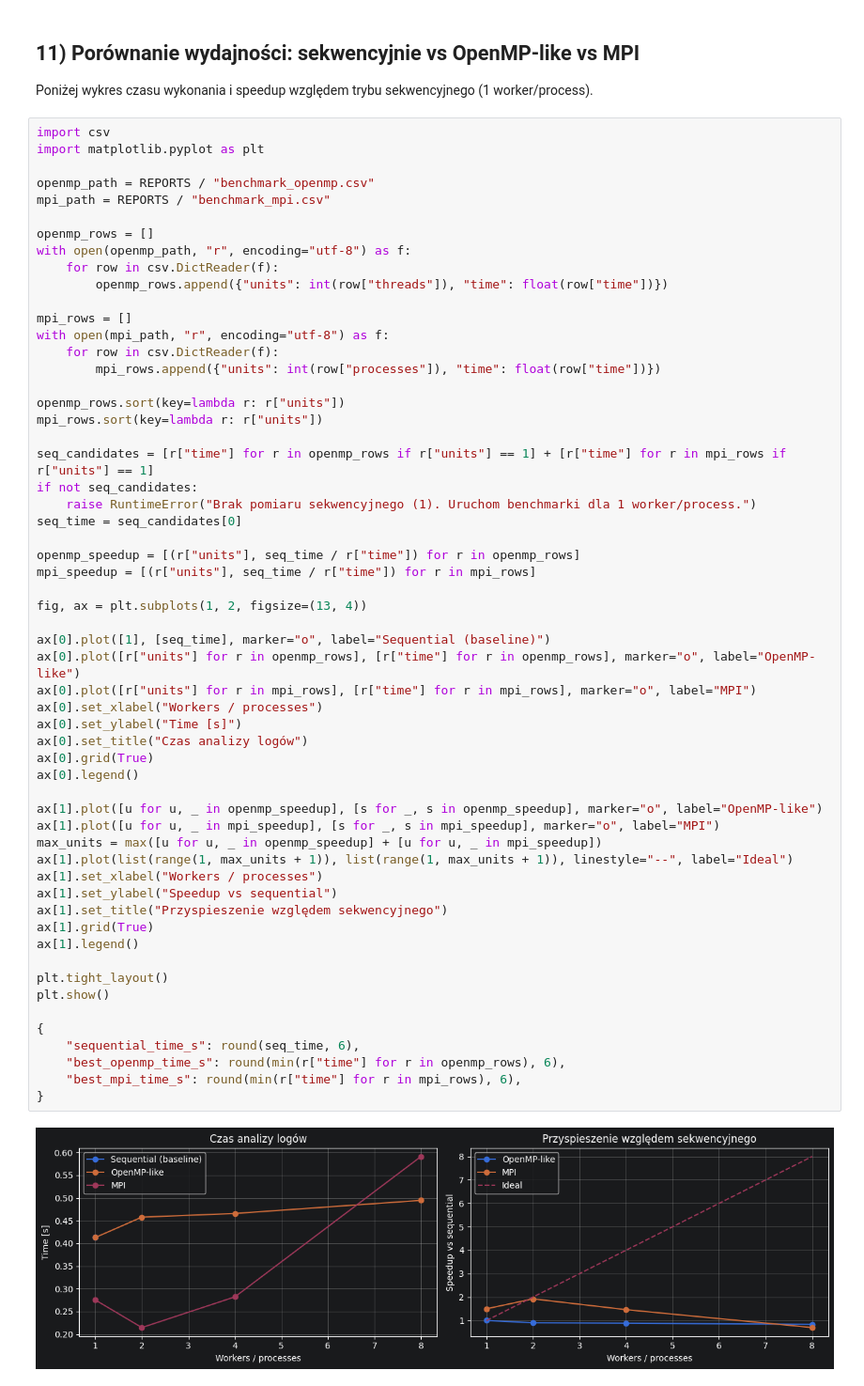
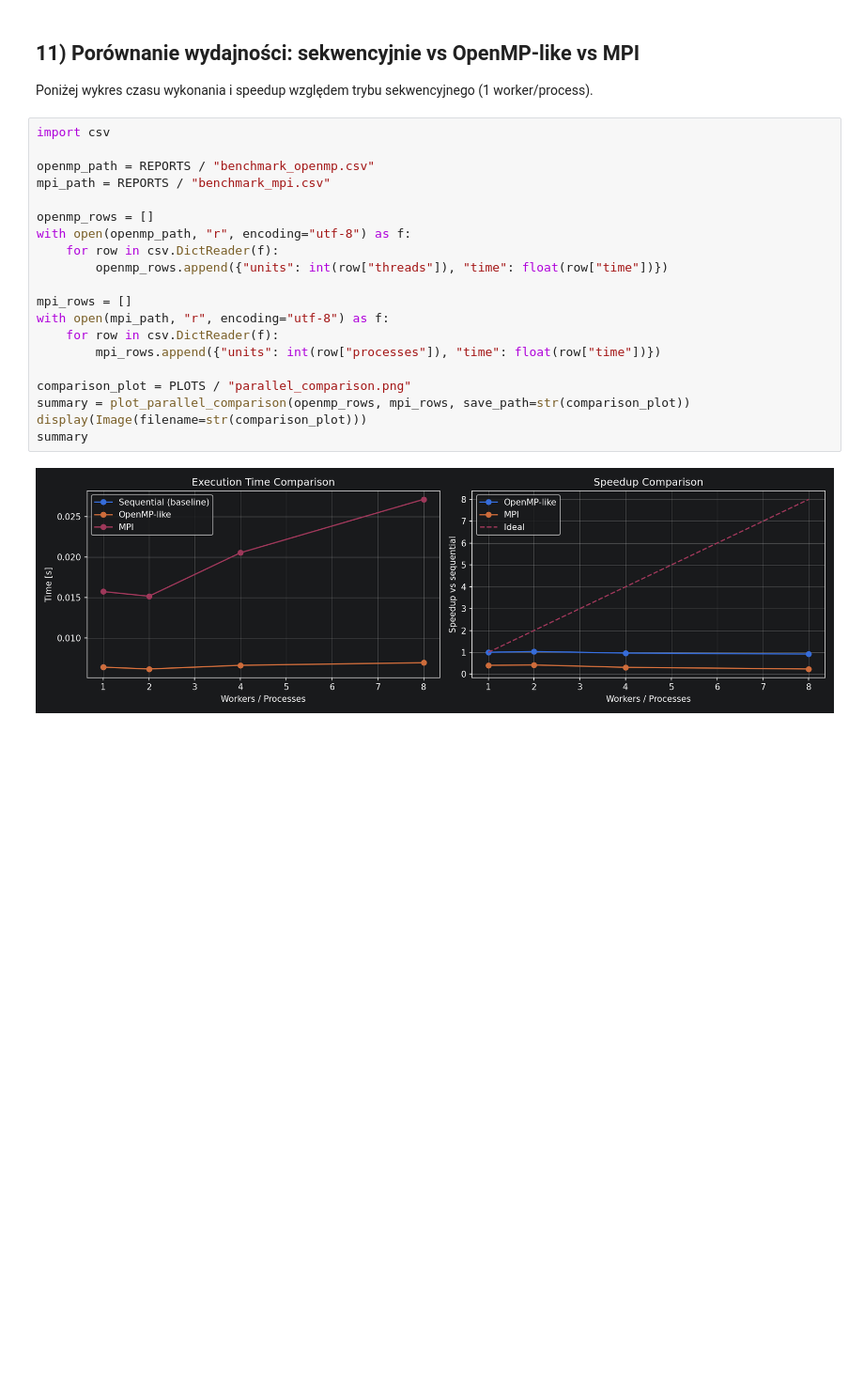
Before and after one commit to lukaskierzek/prir_projekt, a Jupyter notebook: pipeline_presentation.ipynb, the cells around one changed output. Shown at 94% size. Cells and saved outputs as stored; diff of their text form; blank space fills up the shorter version.

```diff
--- a/pipeline_presentation.ipynb
+++ b/pipeline_presentation.ipynb
@@ -443,60 +512,23 @@ display(Image(filename=str(PLOTS / 'mpi_speedup_efficiency.png')))
 Poniżej wykres czasu wykonania i speedup względem trybu sekwencyjnego (1 worker/process).
 # %%
 import csv
-import matplotlib.pyplot as plt
 
 openmp_path = REPORTS / "benchmark_openmp.csv"
 mpi_path = REPORTS / "benchmark_mpi.csv"
 
 openmp_rows = []
 with open(openmp_path, "r", encoding="utf-8") as f:
     for row in csv.DictReader(f):
         openmp_rows.append({"units": int(row["threads"]), "time": float(row["time"])})
 
 mpi_rows = []
 with open(mpi_path, "r", encoding="utf-8") as f:
     for row in csv.DictReader(f):
         mpi_rows.append({"units": int(row["processes"]), "time": float(row["time"])})
 
-openmp_rows.sort(key=lambda r: r["units"])
-mpi_rows.sort(key=lambda r: r["units"])
-
-seq_candidates = [r["time"] for r in openmp_rows if r["units"] == 1] + [r["time"] for r in mpi_rows if r["units"] == 1]
-if not seq_candidates:
-    raise RuntimeError("Brak pomiaru sekwencyjnego (1). Uruchom benchmarki dla 1 worker/process.")
-seq_time = seq_candidates[0]
-
-openmp_speedup = [(r["units"], seq_time / r["time"]) for r in openmp_rows]
-mpi_speedup = [(r["units"], seq_time / r["time"]) for r in mpi_rows]
-
-fig, ax = plt.subplots(1, 2, figsize=(13, 4))
-
-ax[0].plot([1], [seq_time], marker="o", label="Sequential (baseline)")
-ax[0].plot([r["units"] for r in openmp_rows], [r["time"] for r in openmp_rows], marker="o", label="OpenMP-like")
-ax[0].plot([r["units"] for r in mpi_rows], [r["time"] for r in mpi_rows], marker="o", label="MPI")
-ax[0].set_xlabel("Workers / processes")
-ax[0].set_ylabel("Time [s]")
-ax[0].set_title("Czas analizy logów")
-ax[0].grid(True)
-ax[0].legend()
-
-ax[1].plot([u for u, _ in openmp_speedup], [s for _, s in openmp_speedup], marker="o", label="OpenMP-like")
-ax[1].plot([u for u, _ in mpi_speedup], [s for _, s in mpi_speedup], marker="o", label="MPI")
-max_units = max([u for u, _ in openmp_speedup] + [u for u, _ in mpi_speedup])
-ax[1].plot(list(range(1, max_units + 1)), list(range(1, max_units + 1)), linestyle="--", label="Ideal")
-ax[1].set_xlabel("Workers / processes")
-ax[1].set_ylabel("Speedup vs sequential")
-ax[1].set_title("Przyspieszenie względem sekwencyjnego")
-ax[1].grid(True)
-ax[1].legend()
-
-plt.tight_layout()
-plt.show()
-
-{
-    "sequential_time_s": round(seq_time, 6),
-    "best_openmp_time_s": round(min(r["time"] for r in openmp_rows), 6),
-    "best_mpi_time_s": round(min(r["time"] for r in mpi_rows), 6),
-}
+comparison_plot = PLOTS / "parallel_comparison.png"
+summary = plot_parallel_comparison(openmp_rows, mpi_rows, save_path=str(comparison_plot))
+display(Image(filename=str(comparison_plot)))
+summary
 # %% [output]
-[figure, old version]
+[figure, new version]
```
Also changed, not shown: parts of 19 cells of this notebook, 11 other files.
